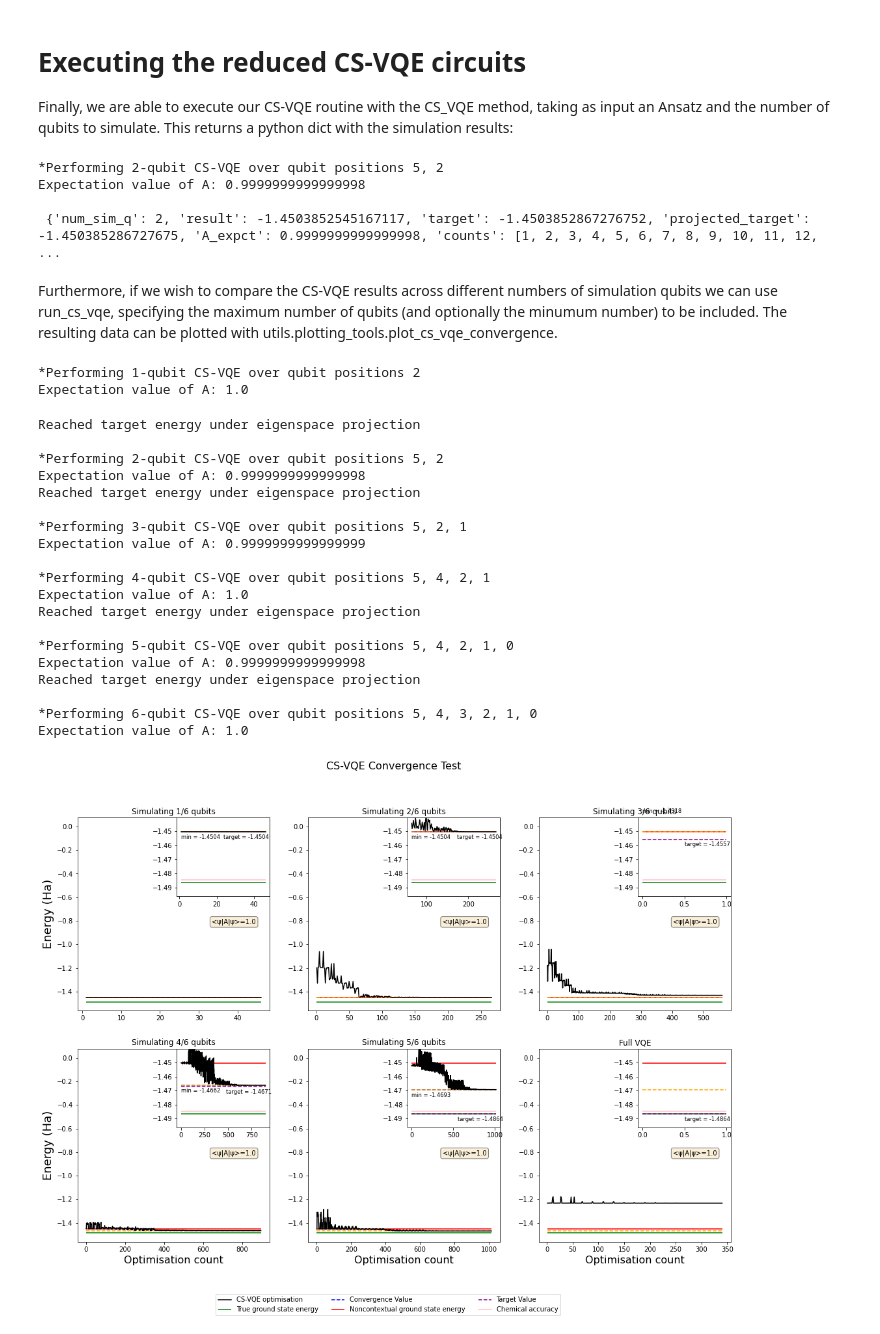
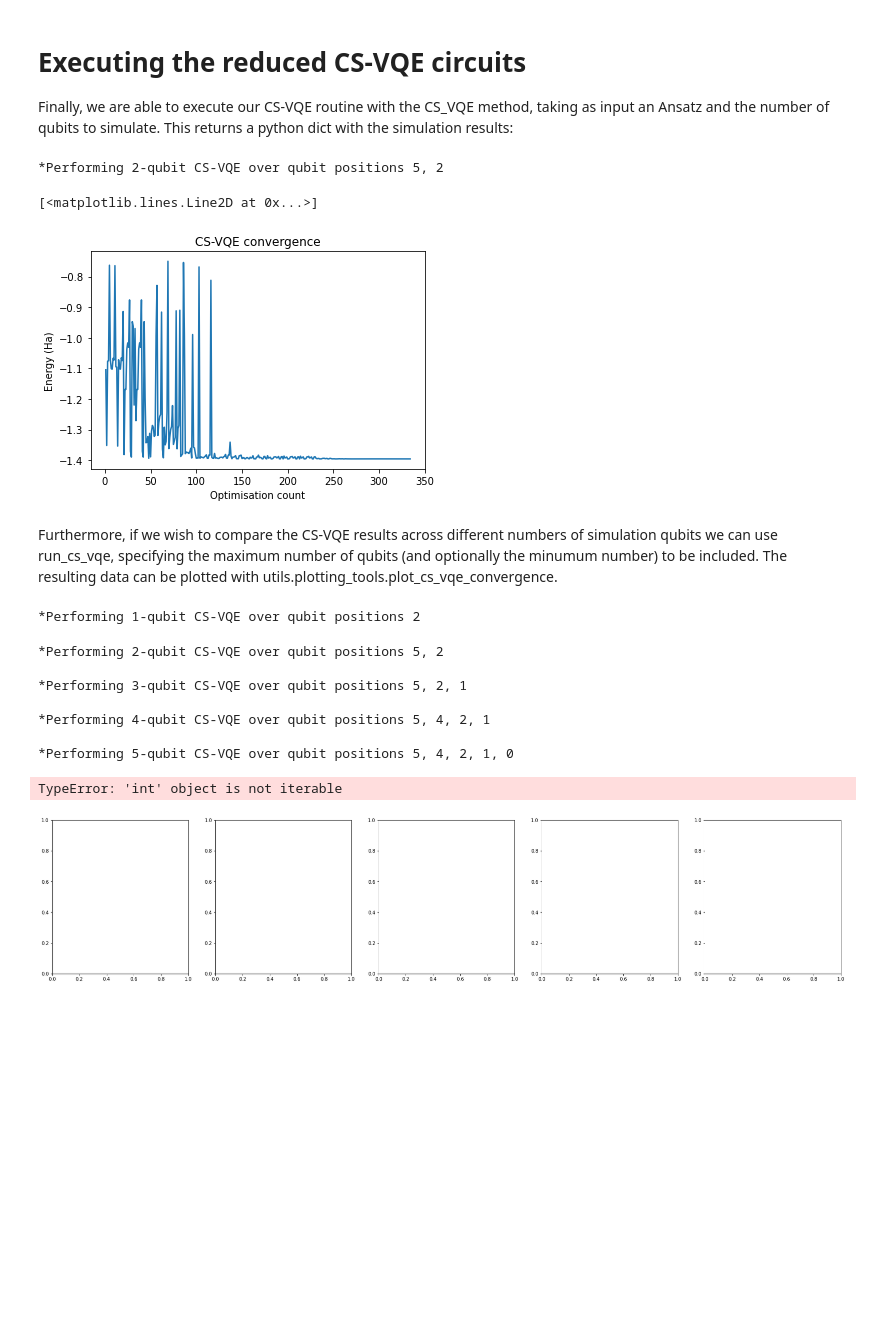
Before and after one commit to wmkirby1/CS-VQE, a Jupyter notebook: usage.ipynb, the cells around one changed output. Cells and saved outputs as stored; diff of their text form; code cells hidden in the pictures; blank space fills up the shorter version.

```diff
--- a/usage.ipynb
+++ b/usage.ipynb
@@ -78,0 +13,16 @@ Hamiltonian:
+# %%
+atoms = ['H','H','H']
+bond_len = 0.772 #BeH:1.342396
+multiplicity = 1
+charge = 1
+basis = 'sto-3g'
+
+molecule = mol.construct_molecule(atoms, bond_len, multiplicity, charge, basis)
+ham   = molecule['hamiltonian']
+uccsd = molecule['uccsdansatz']
+num_qubits = molecule['num_qubits']
+num_electrons = molecule['num_electrons']
+
+print('Species name:', molecule['speciesname'])
+print('Hamiltonian:',  ham)
+print('UCCSD Ansatz:', uccsd)
@@ -147,40 +101,28 @@ q_1: ┤ X ├─░─┤ SDG ├┤ H ├┤ X ├┤ RZ(P[0]) ├┤ X ├┤
 # Executing the reduced CS-VQE circuits
 
 Finally, we are able to execute our CS-VQE routine with the CS_VQE method, taking as input an Ansatz and the number of qubits to simulate. This returns a python dict with the simulation results:
-# %%
-cs_vqe_results = mol_circ.CS_VQE(ucc, num_sim_q)
-print('\n', cs_vqe_results)
-# %% [output]
-*Performing 2-qubit CS-VQE over qubit positions 5, 2
-Expectation value of A: 0.9999999999999998
-
- {'num_sim_q': 2, 'result': -1.4503852545167117, 'target': -1.4503852867276752, 'projected_target': -1.450385286727675, 'A_expct': 0.9999999999999998, 'counts': [1, 2, 3, 4, 5, 6, 7, 8, 9, 10, 11, 12, ...
+# %%
+cs_vqe_results = mol_circ.CS_VQE(uccsd, num_sim_q)
+plt.title('CS-VQE convergence'), plt.xlabel('Optimisation count'), plt.ylabel('Energy (Ha)')
+plt.plot(cs_vqe_results['counts'], cs_vqe_results['values'])
+# %% [output]
+*Performing 2-qubit CS-VQE over qubit positions 5, 2
+[<matplotlib.lines.Line2D at 0x...>]
+[figure, added]
 # %% [markdown]
 Furthermore, if we wish to compare the CS-VQE results across different numbers of simulation qubits we can use run_cs_vqe, specifying the maximum number of qubits (and optionally the minumum number) to be included. The resulting data can be plotted with utils.plotting_tools.plot_cs_vqe_convergence.
 # %%
-mol_circ.run_cs_vqe(ucc, max_sim_q=6)
+mol_circ.run_cs_vqe(uccsd, max_sim_q=5, noise=True)
 cs_vqe_results = mol_circ.cs_vqe_results
 fig = plot.plot_cs_vqe_convergence(data=cs_vqe_results, title='CS-VQE Convergence Test')
 # %% [output]
 *Performing 1-qubit CS-VQE over qubit positions 2
-Expectation value of A: 1.0
-Reached target energy under eigenspace projection
-
 *Performing 2-qubit CS-VQE over qubit positions 5, 2
-Expectation value of A: 0.9999999999999998
-Reached target energy under eigenspace projection
 
 *Performing 3-qubit CS-VQE over qubit positions 5, 2, 1
-Expectation value of A: 0.9999999999999999
 
 *Performing 4-qubit CS-VQE over qubit positions 5, 4, 2, 1
-Expectation value of A: 1.0
-Reached target energy under eigenspace projection
 
 *Performing 5-qubit CS-VQE over qubit positions 5, 4, 2, 1, 0
-Expectation value of A: 0.9999999999999998
-Reached target energy under eigenspace projection
-
-*Performing 6-qubit CS-VQE over qubit positions 5, 4, 3, 2, 1, 0
-Expectation value of A: 1.0
+TypeError: 'int' object is not iterable
-[figure, old version]
+[figure, new version]
```
Also changed, not shown: parts of 7 cells of this notebook, 6 other files.
